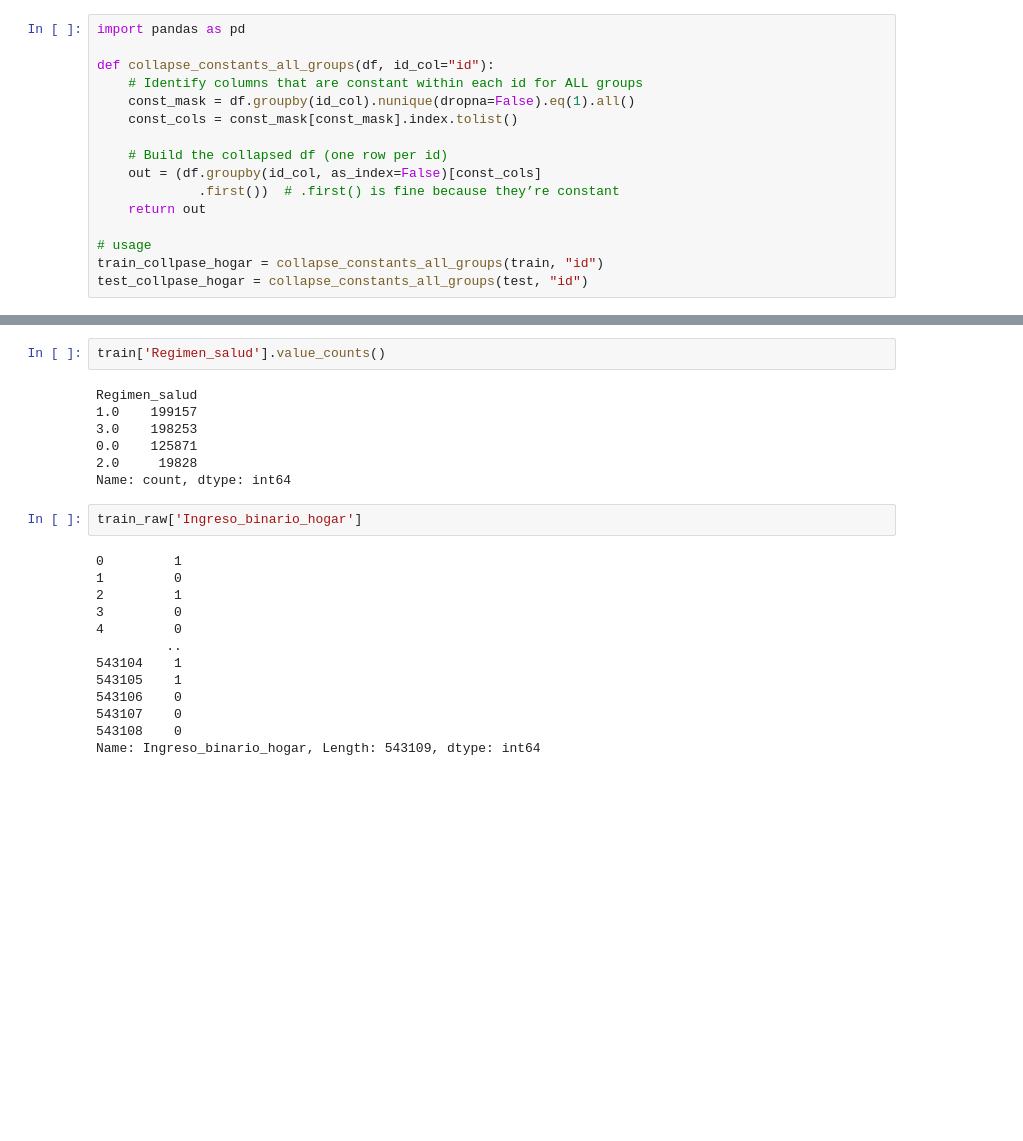
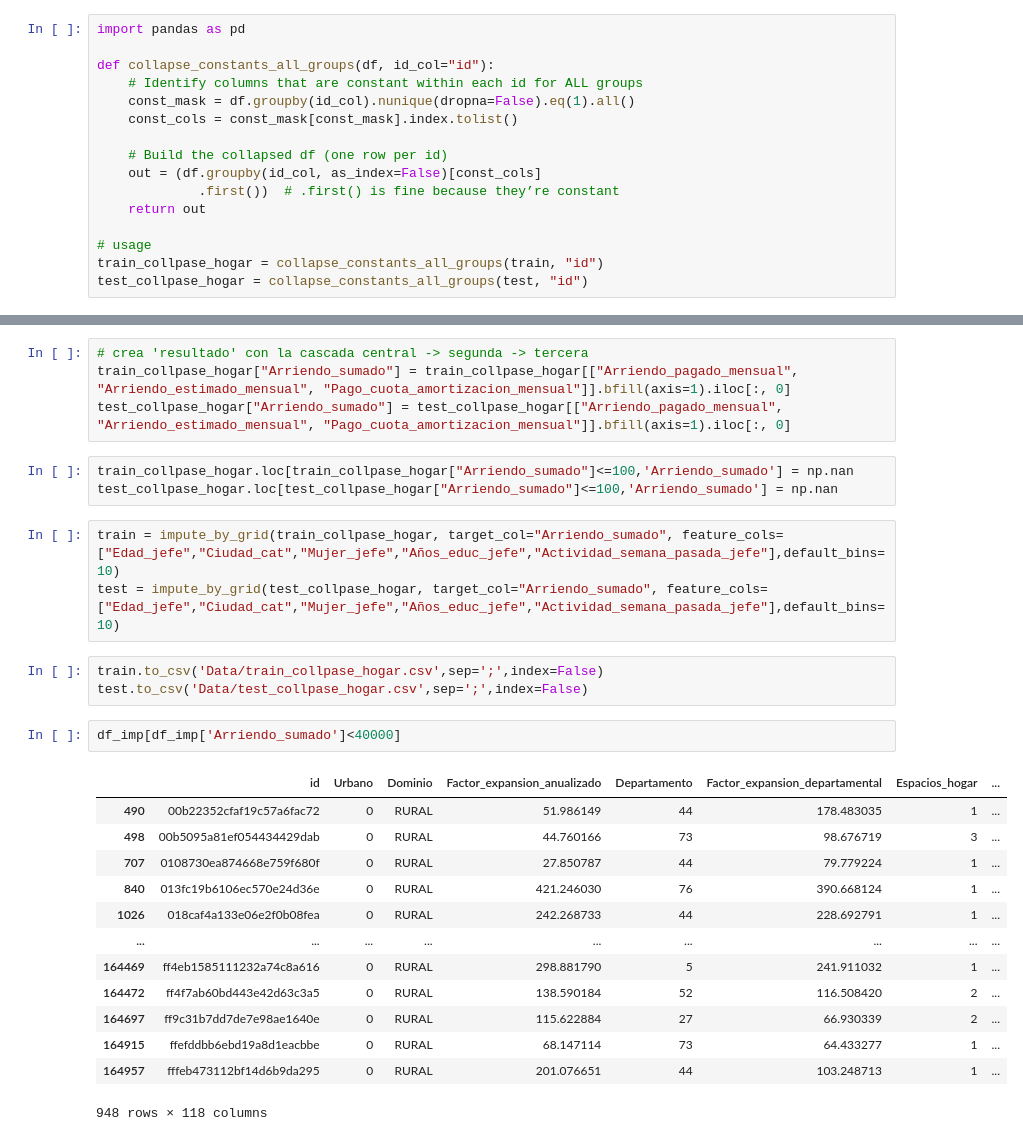
Before and after one commit to marianacs19/taller_2, a Jupyter notebook: Proceso_taller.ipynb, the cells around one changed output, grey strips where cells are left out. Saved outputs shown, nothing was run; the diff lists cells and outputs as text; blank space fills up the shorter version.

```diff
--- a/Proceso_taller.ipynb
+++ b/Proceso_taller.ipynb
@@ -1125,24 +1259,29 @@ Name: Oficio_C8_jefe, Length: 66168, dtype: int64
+# %%
+# crea 'resultado' con la cascada central -> segunda -> tercera
+train_collpase_hogar["Arriendo_sumado"] = train_collpase_hogar[["Arriendo_pagado_mensual", "Arriendo_estimado_mensual", "Pago_cuota_amortizacion_mensual"]].bfill(axis=1).iloc[:, 0]
+test_collpase_hogar["Arriendo_sumado"] = test_collpase_hogar[["Arriendo_pagado_mensual", "Arriendo_estimado_mensual", "Pago_cuota_amortizacion_mensual"]].bfill(axis=1).iloc[:, 0]
+# %%
+train_collpase_hogar.loc[train_collpase_hogar["Arriendo_sumado"]<=100,'Arriendo_sumado'] = np.nan
+test_collpase_hogar.loc[test_collpase_hogar["Arriendo_sumado"]<=100,'Arriendo_sumado'] = np.nan
 # %%
-train['Regimen_salud'].value_counts()
+train = impute_by_grid(train_collpase_hogar, target_col="Arriendo_sumado", feature_cols=["Edad_jefe","Ciudad_cat","Mujer_jefe","Años_educ_jefe","Actividad_semana_pasada_jefe"],default_bins=10)
+test = impute_by_grid(test_collpase_hogar, target_col="Arriendo_sumado", feature_cols=["Edad_jefe","Ciudad_cat","Mujer_jefe","Años_educ_jefe","Actividad_semana_pasada_jefe"],default_bins=10)
-# %% [output]
-Regimen_salud
-1.0    199157
-3.0    198253
-0.0    125871
-2.0     19828
-Name: count, dtype: int64
-# %%
-train_raw['Ingreso_binario_hogar']
-# %% [output]
-0         1
-1         0
-2         1
-3         0
-4         0
-         ..
-543104    1
-543105    1
-543106    0
-543107    0
-543108    0
-Name: Ingreso_binario_hogar, Length: 543109, dtype: int64
+# %%
+train.to_csv('Data/train_collpase_hogar.csv',sep=';',index=False)
+test.to_csv('Data/test_collpase_hogar.csv',sep=';',index=False)
+# %%
+df_imp[df_imp['Arriendo_sumado']<40000]
+# %% [output]
+|  | id | Urbano | Dominio | Factor_expansion_anualizado | Departamento | Factor_expansion_departamental | Espacios_hogar | ... |
+| 490 | 00b22352cfaf19c57a6fac72 | 0 | RURAL | 51.986149 | 44 | 178.483035 | 1 | ... |
+| 498 | 00b5095a81ef054434429dab | 0 | RURAL | 44.760166 | 73 | 98.676719 | 3 | ... |
+| 707 | 0108730ea874668e759f680f | 0 | RURAL | 27.850787 | 44 | 79.779224 | 1 | ... |
+| 840 | 013fc19b6106ec570e24d36e | 0 | RURAL | 421.246030 | 76 | 390.668124 | 1 | ... |
+| 1026 | 018caf4a133e06e2f0b08fea | 0 | RURAL | 242.268733 | 44 | 228.692791 | 1 | ... |
+| ... | ... | ... | ... | ... | ... | ... | ... | ... |
+| 164469 | ff4eb1585111232a74c8a616 | 0 | RURAL | 298.881790 | 5 | 241.911032 | 1 | ... |
+| 164472 | ff4f7ab60bd443e42d63c3a5 | 0 | RURAL | 138.590184 | 52 | 116.508420 | 2 | ... |
+| 164697 | ff9c31b7dd7de7e98ae1640e | 0 | RURAL | 115.622884 | 27 | 66.930339 | 2 | ... |
+| 164915 | ffefddbb6ebd19a8d1eacbbe | 0 | RURAL | 68.147114 | 73 | 64.433277 | 1 | ... |
+| 164957 | fffeb473112bf14d6b9da295 | 0 | RURAL | 201.076651 | 44 | 103.248713 | 1 | ... |
+948 rows × 118 columns
```
Also changed, not shown: parts of 2 cells of this notebook.
